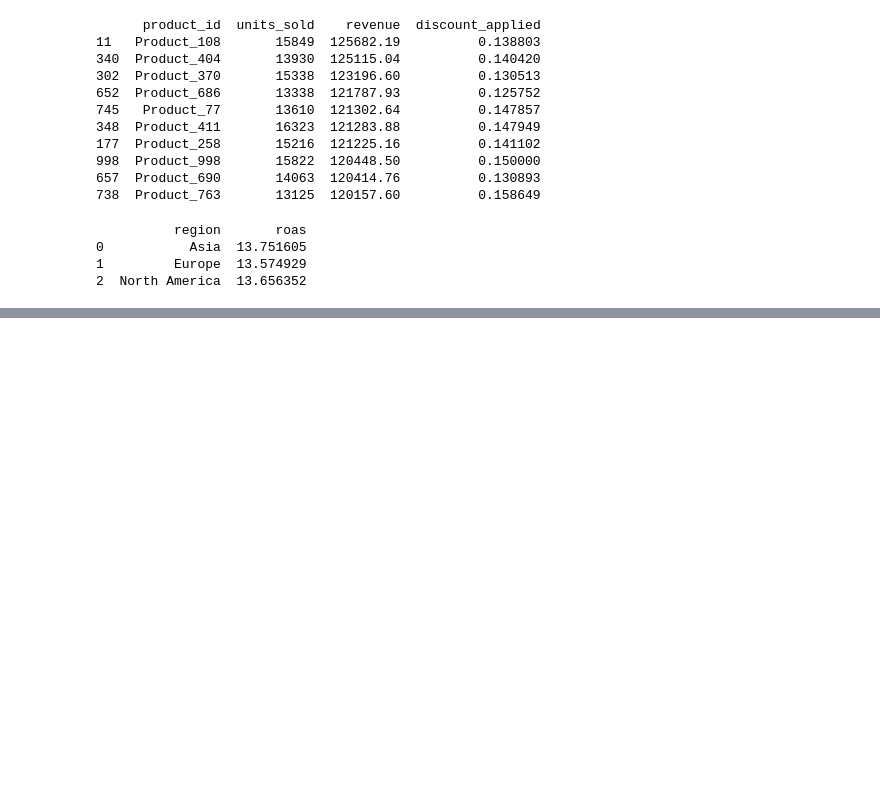
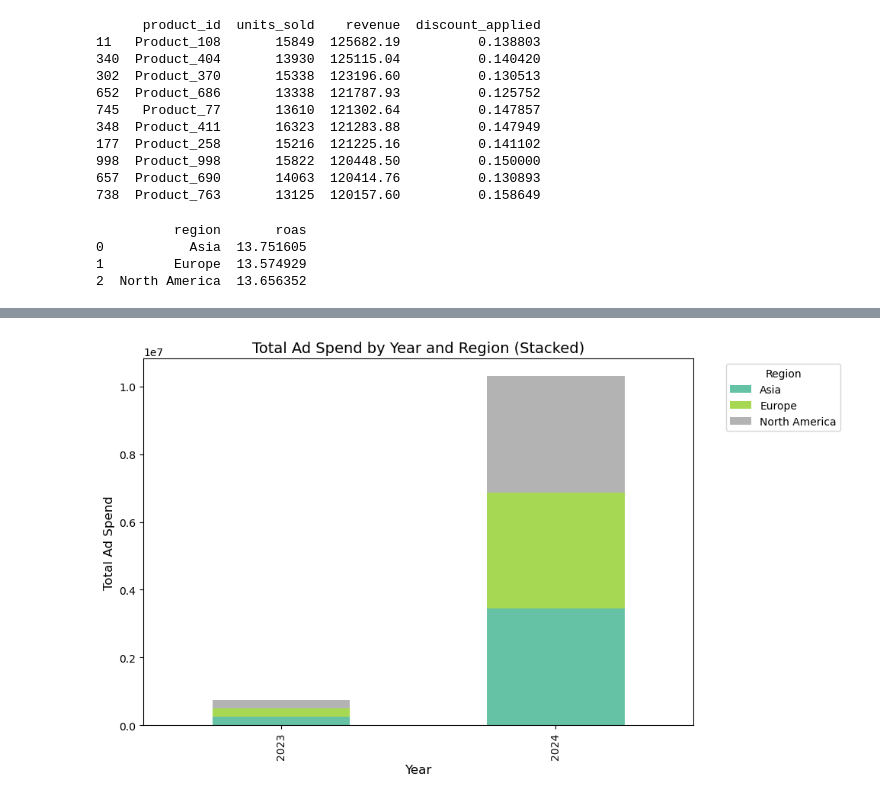
Before and after one commit to rakeshtparayil/marketing_analytics, a Jupyter notebook: mktg_data.ipynb, the cells around one changed output, grey strips where cells are left out. Saved outputs shown, nothing was run; the diff lists cells and outputs as text; code cells hidden in the pictures; blank space fills up the shorter version.

```diff
--- a/mktg_data.ipynb
+++ b/mktg_data.ipynb
@@ -136,0 +239,24 @@ print(monthly_trends)
+# %%
+# Group data by year and region, and calculate the sum of ad spend
+grouped_data = mkt_data.groupby([mkt_data['transaction_date'].dt.year, 'region'])['ad_spend'].sum().unstack('region')
+grouped_data = grouped_data.fillna(0)  # Fill missing values with 0
+
+# Plot the stacked bar chart
+grouped_data.plot(
+    kind='bar',
+    stacked=True,
+    figsize=(10, 6),
+    colormap='Set2'
+)
+
+# Add labels and title
+plt.title("Total Ad Spend by Year and Region (Stacked)", fontsize=14)
+plt.xlabel("Year", fontsize=12)
+plt.ylabel("Total Ad Spend", fontsize=12)
+plt.legend(title="Region", bbox_to_anchor=(1.05, 1), loc="upper left")  # Place legend outside
+plt.tight_layout()
+
+# Show the plot
+plt.show()
+# %% [output]
+[figure, added]
```
Also changed, not shown: parts of 9 cells of this notebook.
